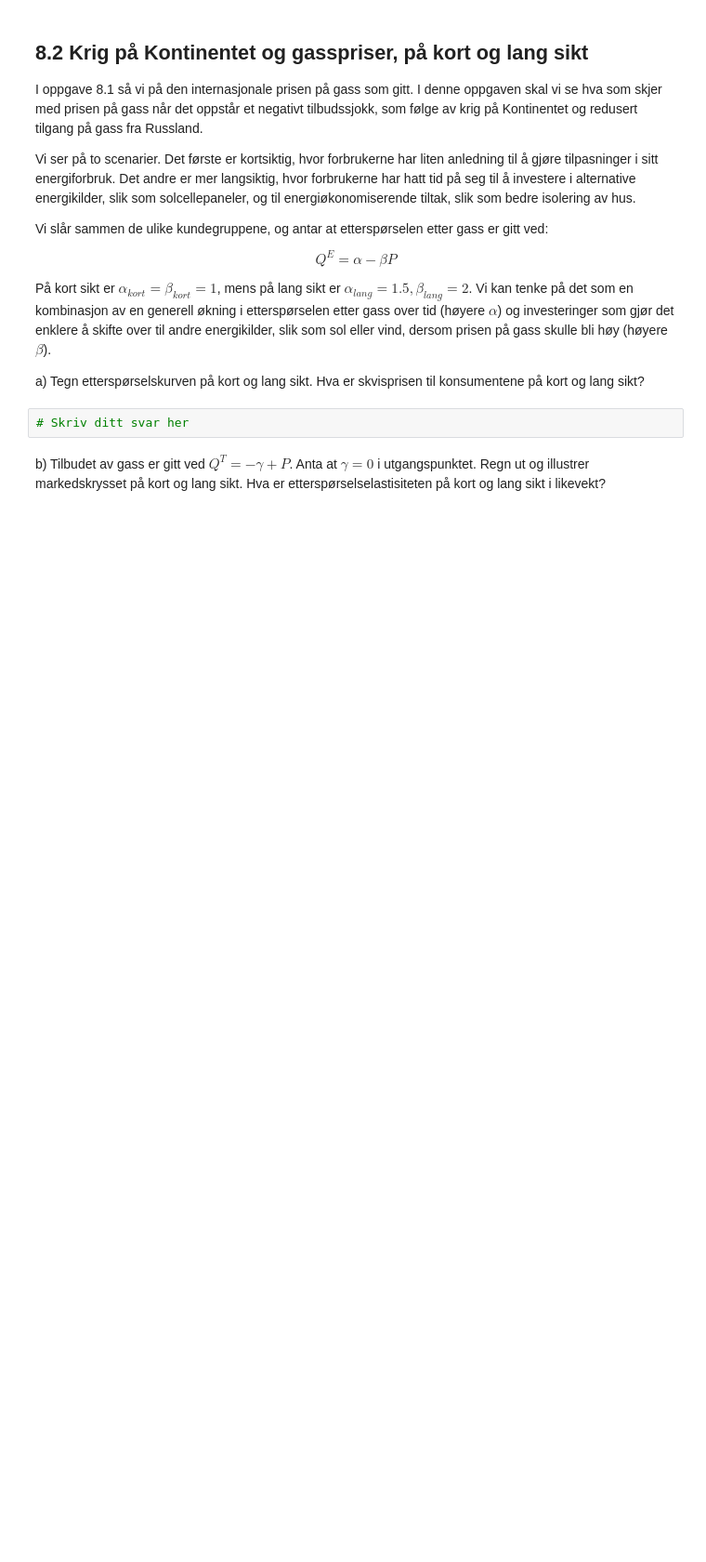
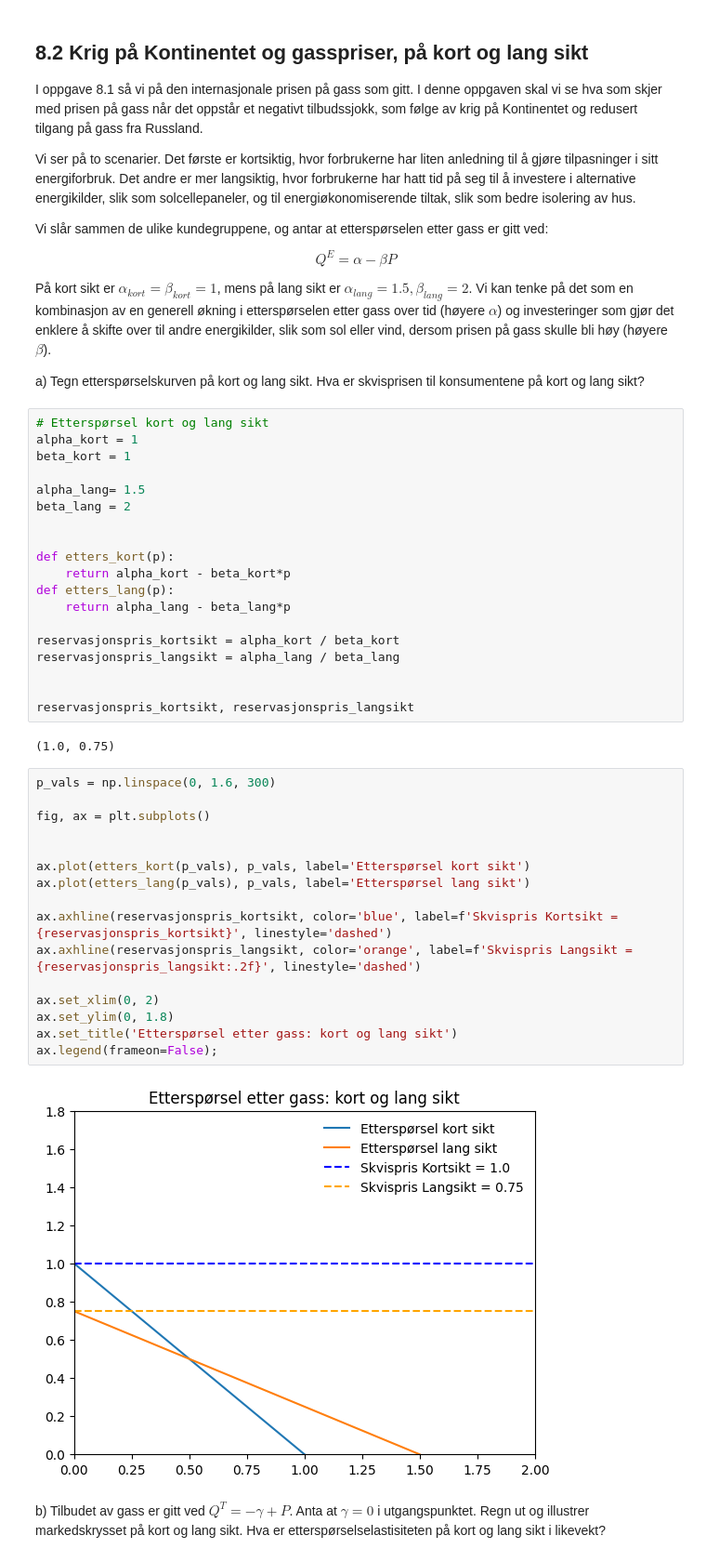
Before and after one commit to uit-sok-1303-v26/uit-sok-1303.v26.github.io, a Jupyter notebook: Markedsteori - Kapittel 8.ipynb, the cells around one changed output. Shown at 93% size. Drawn from its saved outputs; the diff is of its cells as text; blank space fills up the shorter version.

```diff
--- a/Markedsteori - Kapittel 8.ipynb
+++ b/Markedsteori - Kapittel 8.ipynb
@@ -764,7 +764,44 @@ På kort sikt er $\alpha_{kort} = \beta_{kort} = 1$, mens på lang sikt er $\alp
 
 a) Tegn etterspørselskurven på kort og lang sikt. Hva er skvisprisen til konsumentene på kort og lang sikt?
 # %%
-# Skriv ditt svar her
+# Etterspørsel kort og lang sikt
+alpha_kort = 1
+beta_kort = 1
+
+alpha_lang= 1.5
+beta_lang = 2
+
+
+def etters_kort(p):
+    return alpha_kort - beta_kort*p
+def etters_lang(p):
+    return alpha_lang - beta_lang*p
+
+reservasjonspris_kortsikt = alpha_kort / beta_kort
+reservasjonspris_langsikt = alpha_lang / beta_lang
+
+
+reservasjonspris_kortsikt, reservasjonspris_langsikt
+# %% [output]
+(1.0, 0.75)
+# %%
+p_vals = np.linspace(0, 1.6, 300)
+
+fig, ax = plt.subplots()
+
+
+ax.plot(etters_kort(p_vals), p_vals, label='Etterspørsel kort sikt')
+ax.plot(etters_lang(p_vals), p_vals, label='Etterspørsel lang sikt')
+
+ax.axhline(reservasjonspris_kortsikt, color='blue', label=f'Skvispris Kortsikt = {reservasjonspris_kortsikt}', linestyle='dashed')
+ax.axhline(reservasjonspris_langsikt, color='orange', label=f'Skvispris Langsikt = {reservasjonspris_langsikt:.2f}', linestyle='dashed')
+
+ax.set_xlim(0, 2)
+ax.set_ylim(0, 1.8)
+ax.set_title('Etterspørsel etter gass: kort og lang sikt')
+ax.legend(frameon=False);
+# %% [output]
+[figure, added]
 # %% [markdown]
 b) Tilbudet av gass er gitt ved $Q^T = -\gamma + P$. Anta at $\gamma = 0$ i utgangspunktet. Regn ut og illustrer markedskrysset på kort og lang sikt. Hva er etterspørselselastisiteten på kort og lang sikt i likevekt?
 # %%
```
Also changed, not shown: parts of 5 cells of this notebook.
